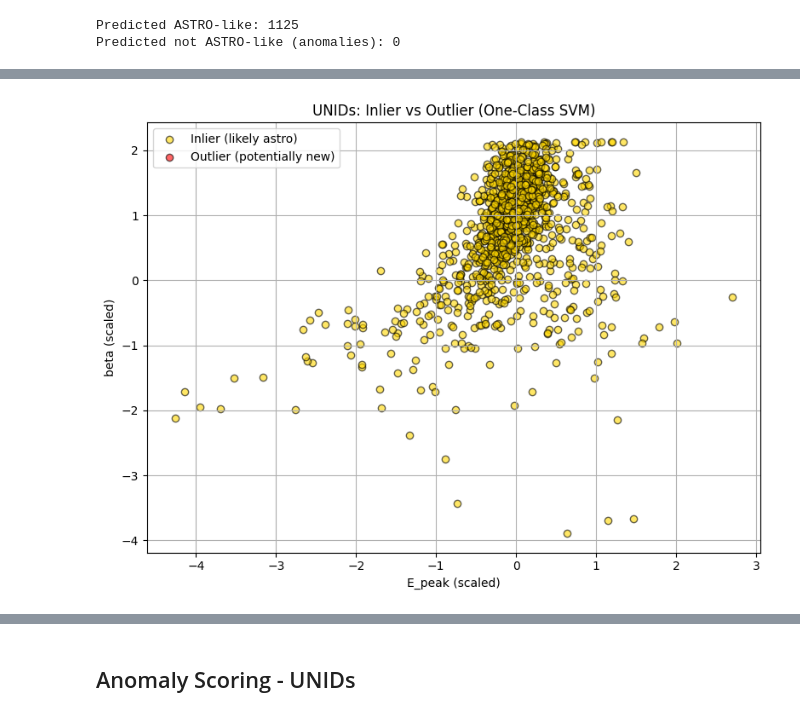
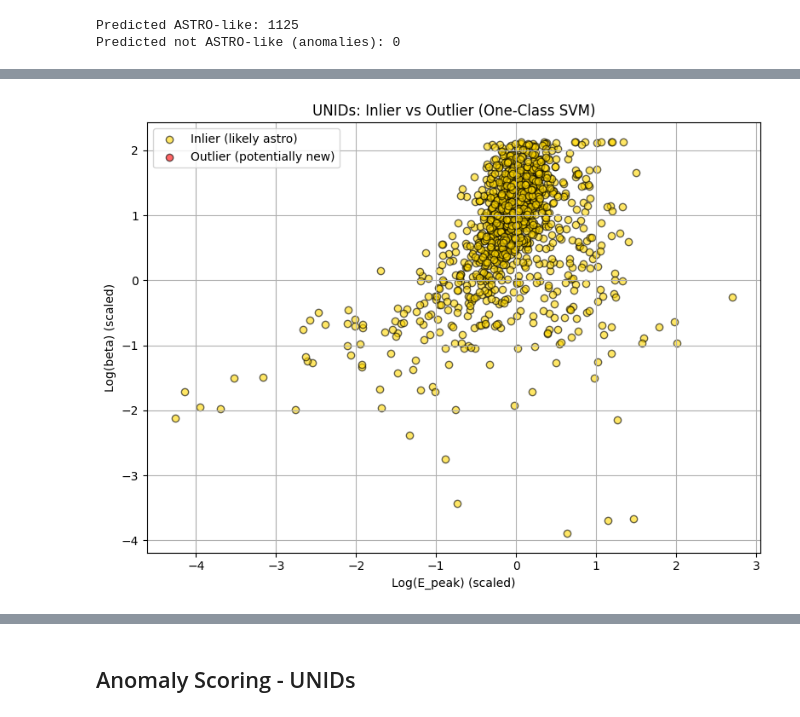
Before and after one commit to martacanirome4/DarkMatter_ML_TFG, a Jupyter notebook: notebooks/4_modelos_repeticiones/4_OCSVM_2F_2_repeat_astro_pred_unids.ipynb, the cells around one changed output, grey strips where cells are left out. Saved outputs shown, nothing was run; the diff lists cells and outputs as text; code cells hidden in the pictures.

```diff
--- a/notebooks/4_modelos_repeticiones/4_OCSVM_2F_2_repeat_astro_pred_unids.ipynb
+++ b/notebooks/4_modelos_repeticiones/4_OCSVM_2F_2_repeat_astro_pred_unids.ipynb
@@ -139,7 +140,7 @@ for i in range(n_iterations):
 
     # =============== 1️⃣ Split dinámico por iteración ===============
     X = df_astro[features].values
-    y = df_astro["class"].values
+    y = df_astro[target].values
 
     X_train, X_temp, y_train, y_temp = train_test_split(
         X, y, test_size=0.4, stratify=y, random_state=42 + i
@@ -175,9 +176,9 @@ for i in range(n_iterations):
             n_outliers = np.sum(preds == -1)
             true_labels = y_val.astype(int)
 
-            f1 = f1_score(true_labels, pred_labels, pos_label=0)
+            # f1 = f1_score(true_labels, pred_labels, pos_label=0)
 
-            iteration_results.append({'nu': nu, 'gamma': gamma, 'val_outliers': n_outliers, 'f1_score': f1})
+            iteration_results.append({'nu': nu, 'gamma': gamma, 'val_outliers': n_outliers})
 
             """
             if f1 > best_score:
@@ -190,7 +191,7 @@ for i in range(n_iterations):
                 best_model_iter = model
                 best_params_iter = {'nu': nu, 'gamma': gamma}
 
-    print(f"✅ Mejor iteración {i+1}: nu={best_params_iter['nu']}, gamma={best_params_iter['gamma']}, Outliers (val set): {best_outliers} de {len(X_val_scaled)} muestras, F1={best_score:.4f}")
+    print(f"✅ Mejor iteración {i+1}: nu={best_params_iter['nu']}, gamma={best_params_iter['gamma']}, Outliers (val set): {best_outliers} de {len(X_val_scaled)} muestras")
 
     # Guardar resultados de esta iteración
     all_iterations_results.extend(
@@ -203,7 +204,7 @@ for i in range(n_iterations):
 df_all_results = pd.DataFrame(all_iterations_results)
 
 # Mostrar el top global
-display(df_all_results.sort_values(by='f1_score', ascending=False))
+display(df_all_results.sort_values(by='val_outliers', ascending=True))
 # %% [output]
 🔍 Buscando hiperparámetros que minimicen outliers en ASTRO (validación)...
 
@@ -238,7 +239,7 @@ display(df_all_results.sort_values(by='f1_score', ascending=False))
 from sklearn.utils.multiclass import unique_labels
 
 # Paso 1: identificar hiperparámetros globales
-best_global = df_all_results.sort_values(by='f1_score', ascending=False).iloc[0]
+best_global = df_all_results.sort_values(by='val_outliers', ascending=True).iloc[0]
 print("Mejor combinación global:")
 print(best_global)
 
@@ -261,7 +262,7 @@ test_labels = np.where(test_preds == 1, 0, 1)
 # Paso 5: métricas
 print("\nEvaluación en el conjunto de test:")
 print(f"Outliers (test set): {np.sum(test_preds == -1)} de {len(X_test_scaled)} muestras")
-print(f"F1 Score: {f1_score(y_test, test_labels, pos_label=0):.4f}")
+# print(f"F1 Score: {f1_score(y_test, test_labels, pos_label=0):.4f}")
 print("\nMatriz de confusión:")
 cm = confusion_matrix(y_test, test_labels)
 print(cm)
@@ -317,7 +318,8 @@ plt.show()
 # %% [markdown]
 # Predict on UNIDs
 # %%
-unids_path = "../../data/raw/unids_3F_beta_err_names.txt"
+# unids_path = "../../data/raw/unids_3F_beta_err_names.txt"
+unids_path = "../../data/processed/unids_log/unids_log.txt"
 df_unids = pd.read_csv(unids_path, sep='\s+')
 df_unids.head()
 # %% [output]
@@ -335,6 +332,6 @@ df_unids_log[cols_to_log] = df_unids_log[cols_to_log].apply(lambda x: np.log10(x
 # %%
 # Extraer y escalar
-X_unids_log = df_unids_log[["E_peak", "beta"]].values
+X_unids_log = df_unids[["Log(E_peak)", "Log(beta)"]].values
 X_unids_scaled = scaler.transform(X_unids_log)
 # %%
 # --- Create subplots ---
@@ -452,22 +433,22 @@ df_unids_log.head()
 # %%
 inliers = X_unids_scaled[unids_preds == 1]
 outliers = X_unids_scaled[unids_preds == -1]
 
 plt.figure(figsize=(8, 6))
 
 plt.scatter(inliers[:, 0], inliers[:, 1], c='gold', edgecolors='k', label='Inlier (likely astro)', alpha=0.6)
 plt.scatter(outliers[:, 0], outliers[:, 1], c='red', edgecolors='k', label='Outlier (potentially new)', alpha=0.6)
 
-plt.xlabel("E_peak (scaled)")
-plt.ylabel("beta (scaled)")
+plt.xlabel("Log(E_peak) (scaled)")
+plt.ylabel("Log(beta) (scaled)")
 
 plt.title("UNIDs: Inlier vs Outlier (One-Class SVM)")
 plt.legend()
 plt.grid(True)
 plt.tight_layout()
 plt.show()
 # %% [output]
-[figure, old version]
+[figure, new version]
 # %%
 # Create meshgrid (with correct feature order: [beta, E_peak])
 xx, yy = np.meshgrid(
```
Also changed, not shown: parts of 21 cells of this notebook, 19 other files.
